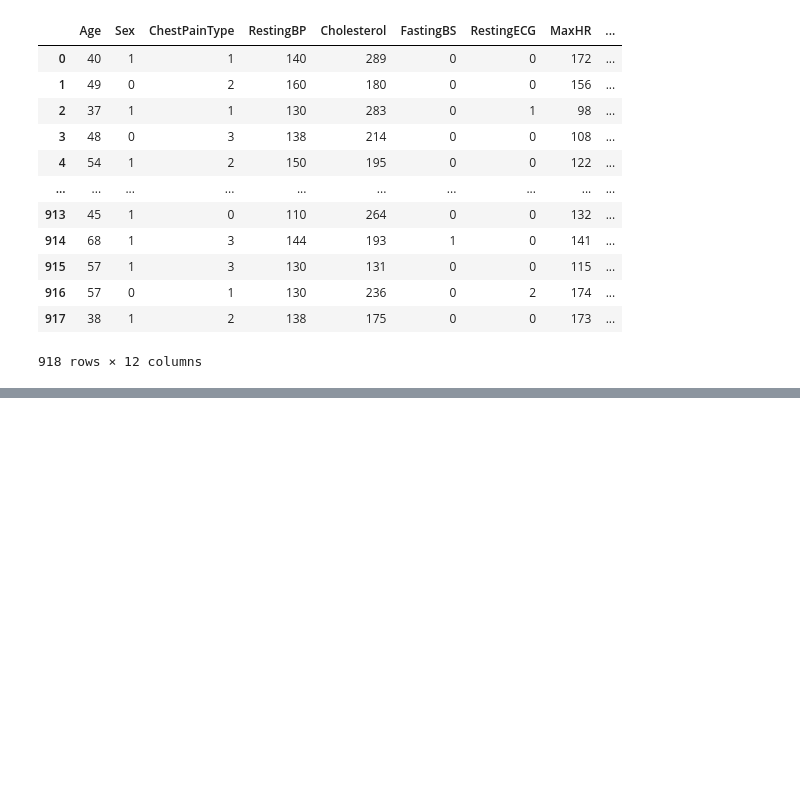
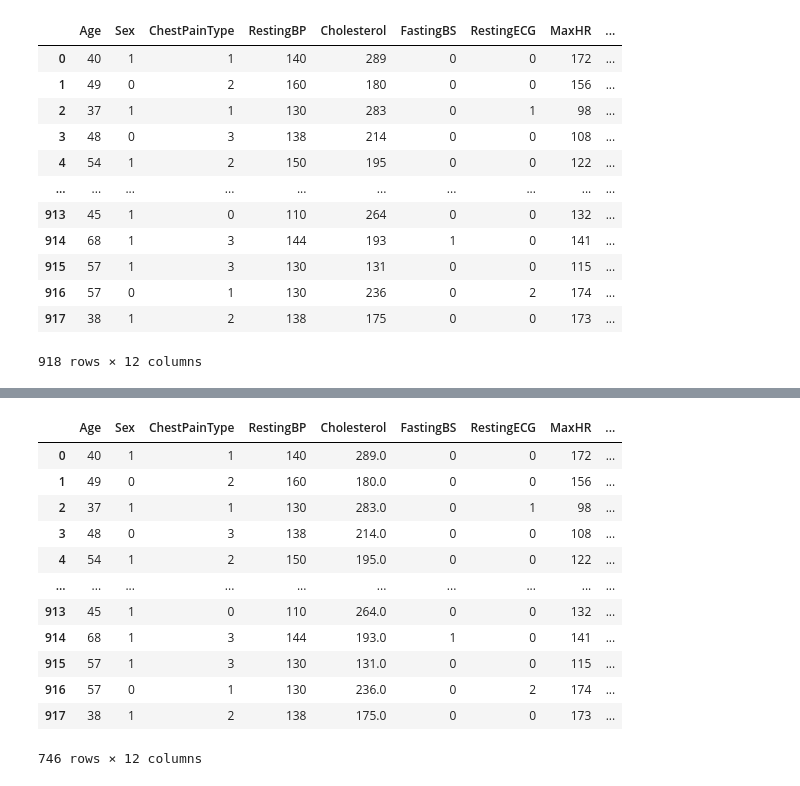
Before and after one commit to Sandun01/ML_Assignment2_IT18219326_IT19023656_IT19362854_IT19217796, a Jupyter notebook: DataPreProcessing/preprocess.ipynb, the cells around one changed output, grey strips where cells are left out. Drawn from its saved outputs; the diff is of its cells as text; code cells hidden in the pictures; blank space fills up the shorter version.

```diff
--- a/DataPreProcessing/preprocess.ipynb
+++ b/DataPreProcessing/preprocess.ipynb
@@ -153,0 +174,6 @@ dataFile
+# %%
+dataFile[(np.abs(stats.zscore(dataFile)) < 3).all(axis=1)]
+
+#Replace 0 with null values
+cols = ['Cholesterol']
+dataFile[cols] = dataFile[cols].replace({0:np.nan})
@@ -153,0 +196,13 @@ dataFile
+# %%
+dataFile.dropna(inplace=True)
+
+#Replace null values with 0
+def replace_zeros_w_random_normal(DF,label, mu, sigma):
+    truth_1 = DF[label] == 0
+    random = np.random.normal(mu, sigma, DF.shape[0])
+    filt = DF[DF[label] > 0]
+    vector_1 = truth_1 * random
+    truth_2 = vector_1 == 0
+    vector_2 = truth_2 * DF[label]
+    DF[label] = np.maximum(vector_1,vector_2)
+    return DF
@@ -154,2 +225,18 @@ dataFile
+# %%
+dataFile
+# %% [output]
+|  | Age | Sex | ChestPainType | RestingBP | Cholesterol | FastingBS | RestingECG | MaxHR | ... |
+| 0 | 40 | 1 | 1 | 140 | 289.0 | 0 | 0 | 172 | ... |
+| 1 | 49 | 0 | 2 | 160 | 180.0 | 0 | 0 | 156 | ... |
+| 2 | 37 | 1 | 1 | 130 | 283.0 | 0 | 1 | 98 | ... |
+| 3 | 48 | 0 | 3 | 138 | 214.0 | 0 | 0 | 108 | ... |
+| 4 | 54 | 1 | 2 | 150 | 195.0 | 0 | 0 | 122 | ... |
+| ... | ... | ... | ... | ... | ... | ... | ... | ... | ... |
+| 913 | 45 | 1 | 0 | 110 | 264.0 | 0 | 0 | 132 | ... |
+| 914 | 68 | 1 | 3 | 144 | 193.0 | 1 | 0 | 141 | ... |
+| 915 | 57 | 1 | 3 | 130 | 131.0 | 0 | 0 | 115 | ... |
+| 916 | 57 | 0 | 1 | 130 | 236.0 | 0 | 2 | 174 | ... |
+| 917 | 38 | 1 | 2 | 138 | 175.0 | 0 | 0 | 173 | ... |
+746 rows × 12 columns
 # %%
 dataFile.to_csv('../PreprocessedDataset/heart.csv', index = False)
```
Also changed, not shown: parts of 6 cells of this notebook, 2 other files.
